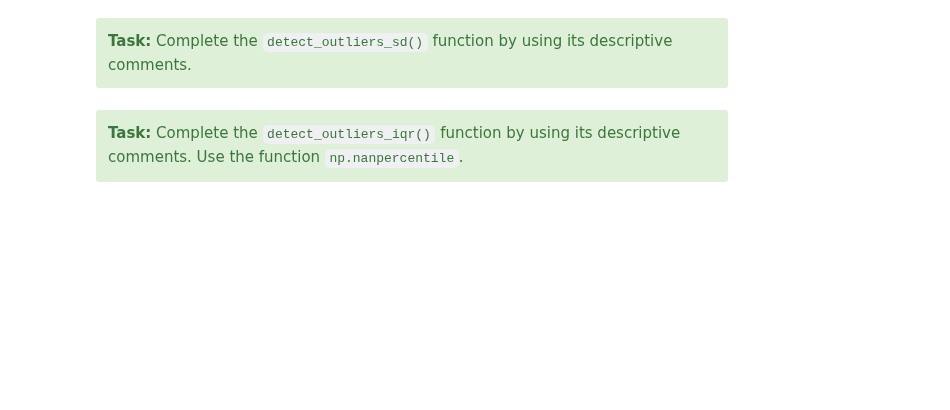
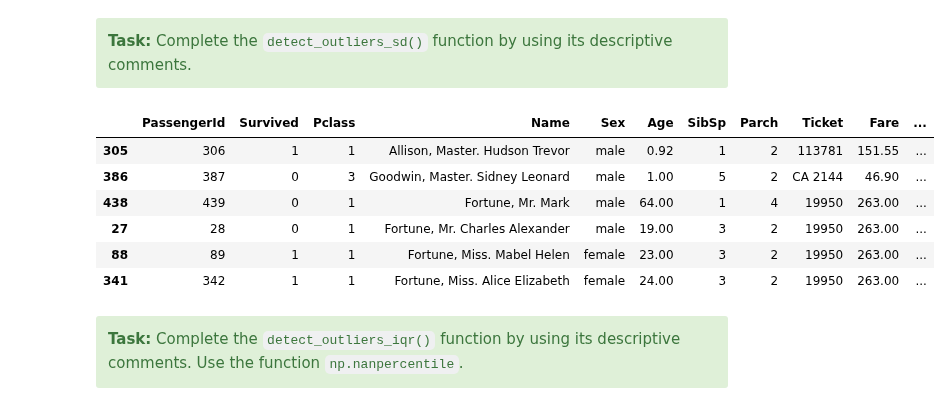
Before and after one commit to anton-seifert/LAMA, a Jupyter notebook: task-2-supervised-learning/Task 3.1 - Preparation.ipynb, the cells around one changed output. Saved outputs shown, nothing was run; the diff lists cells and outputs as text; code cells hidden in the pictures; blank space fills up the shorter version.

```diff
--- a/task-2-supervised-learning/Task 3.1 - Preparation.ipynb
+++ b/task-2-supervised-learning/Task 3.1 - Preparation.ipynb
@@ -231,34 +292,45 @@ def detect_outliers_sd(df: pd.DataFrame, n_outlier_tolerance: int, features: Lis
     #3. Subtract 1.96*std from the mean value. Any number less than this is a suspected outlier
 
 
     outlier_indices = []
     for col in features:
         mean: float # Mean
         std: float # Standard deviation
         top: float # Upper bound
         bot: float # Lower bound
 
         # STUDENT CODE HERE (2pt)
-
+        std = df[col].std()
+        mean = df[col].mean()
+        top = mean+ 1.96*std
+        bot = mean - 1.96*std
         # STUDENT CODE until HERE
 
         # Determine a list of indices of outliers for feature col
         outlier_list_col = df[(df[col] < bot) | (df[col] > top)].index
         # append the found outlier indices for col to the list of outlier indices
         outlier_indices.extend(outlier_list_col)
     # select observations containing more than 2 outliers
     outlier_indices = Counter(outlier_indices)
     multiple_outliers = [k for k, v in outlier_indices.items() if v > n_outlier_tolerance]
 
     return multiple_outliers
 
 
 # Call the detect outlier function and get the outliers ;)
 outliers = detect_outliers_sd(train, 2, ['Age','SibSp','Parch','Fare'])
 # Check if all outliers have been caught
 assert len(outliers) == 6, f'Expected to find 6 outliers, but found {len(outliers)}'
 
 train.loc[outliers]
+# %% [output]
+|  | PassengerId | Survived | Pclass | Name | Sex | Age | SibSp | Parch | Ticket | Fare | ... |
+| 305 | 306 | 1 | 1 | Allison, Master. Hudson Trevor | male | 0.92 | 1 | 2 | 113781 | 151.55 | ... |
+| 386 | 387 | 0 | 3 | Goodwin, Master. Sidney Leonard | male | 1.00 | 5 | 2 | CA 2144 | 46.90 | ... |
+| 438 | 439 | 0 | 1 | Fortune, Mr. Mark | male | 64.00 | 1 | 4 | 19950 | 263.00 | ... |
+| 27 | 28 | 0 | 1 | Fortune, Mr. Charles Alexander | male | 19.00 | 3 | 2 | 19950 | 263.00 | ... |
+| 88 | 89 | 1 | 1 | Fortune, Miss. Mabel Helen | female | 23.00 | 3 | 2 | 19950 | 263.00 | ... |
+| 341 | 342 | 1 | 1 | Fortune, Miss. Alice Elizabeth | female | 24.00 | 3 | 2 | 19950 | 263.00 | ... |
 # %% [markdown]
 <div class="alert alert-block alert-success">
 <b>Task:</b> Complete the <code>detect_outliers_iqr()</code> function by using its descriptive comments. Use the function <code>np.nanpercentile</code>.
```
Also changed, not shown: parts of 25 cells of this notebook.
